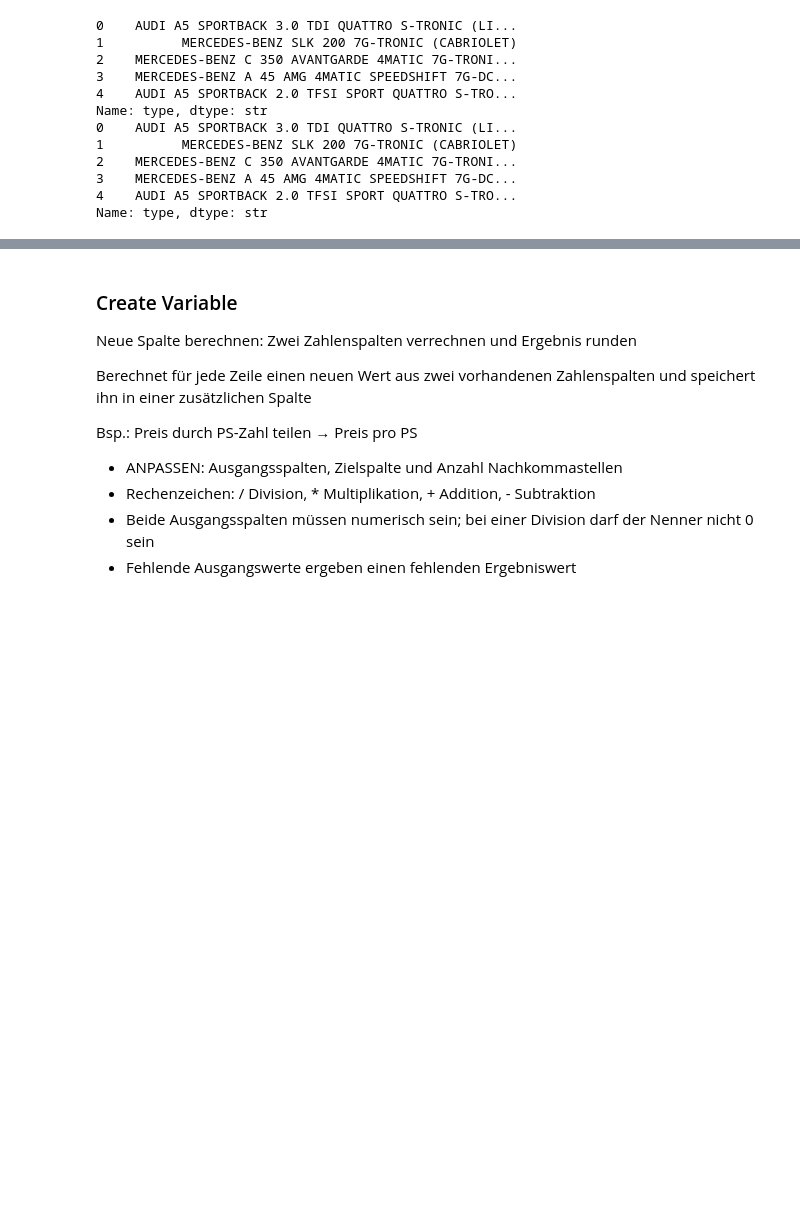
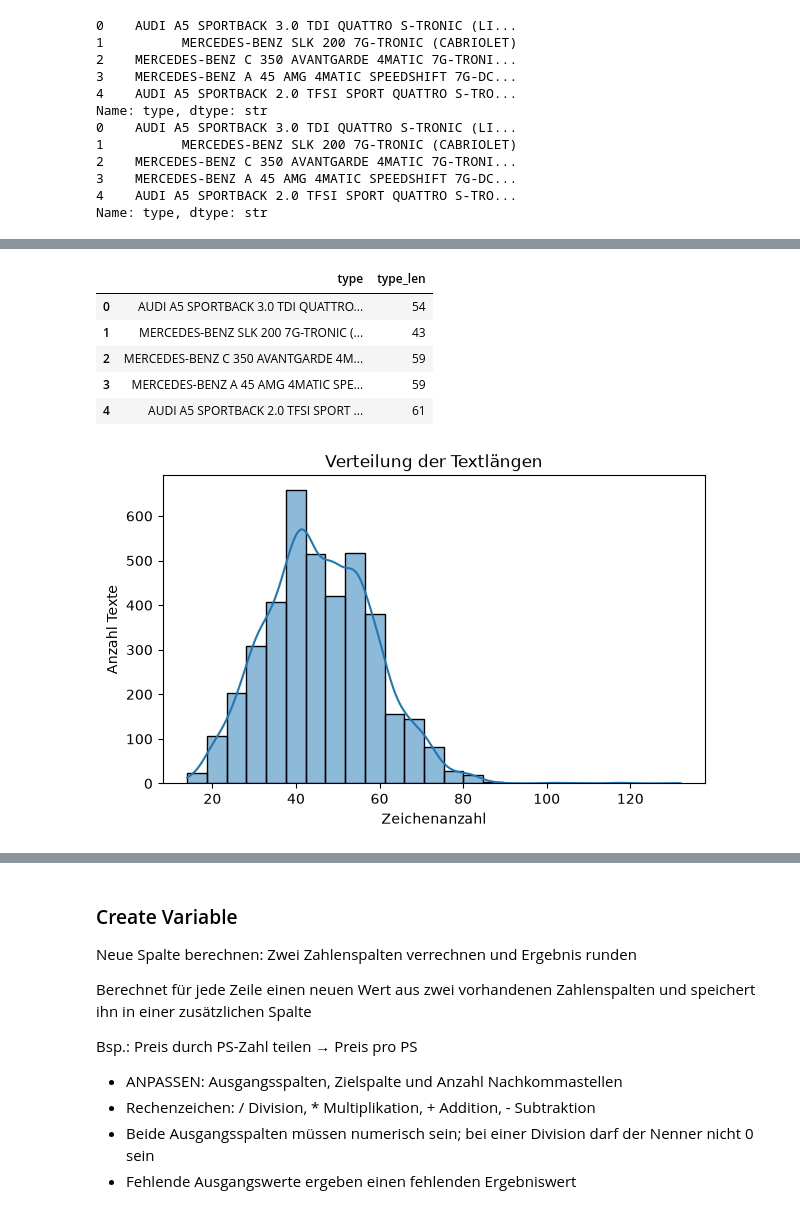
Before and after one commit to pyrat12/DS_HS2026_LNW, a Jupyter notebook: DS_HS2026_LNW_I_Examples/AP02/AP02 V4 Data Preparation/AP02 V4 DP Spick.ipynb, the cells around one changed output, grey strips where cells are left out. Drawn from its saved outputs; the diff is of its cells as text; code cells hidden in the pictures; blank space fills up the shorter version.

```diff
--- a/DS_HS2026_LNW_I_Examples/AP02/AP02 V4 Data Preparation/AP02 V4 DP Spick.ipynb
+++ b/DS_HS2026_LNW_I_Examples/AP02/AP02 V4 Data Preparation/AP02 V4 DP Spick.ipynb
@@ -1044,24 +1100,35 @@ Das Histogramm zeigt auf der x-Achse die Textlänge und auf der y-Achse die Anza
 - .str.len() lässt fehlende Texte fehlend; Histogramme berücksichtigen diese fehlenden Werte nicht
 # %%
 #Eine Spalte:
-import matplotlib.pyplot as plt                                 #Diagrammfunktionen laden
-import seaborn as sns                                           #Statistische Diagrammfunktionen laden
+import matplotlib.pyplot as plt                                                 #Diagrammfunktionen laden
+import seaborn as sns                                                           #Statistische Diagrammfunktionen laden
 
-df_autoscout['type_len'] = df_autoscout['type'].apply(len)      #Zeichenanzahl in einer neuen Spalte speichern
-                                                                #apply(len): len() auf jeden Text anwenden
-display(df_autoscout[['type', 'type_len']].head())              #Ausgangstext und Länge für die ersten fünf Zeilen anzeigen
+#.apply(len) wendet len() auf jeden einzelnen Wert der Spalte an und zählt dessen Zeichen, inkl. Leerzeichen und Satzzeichen
+#bspw. "AUDI" → 4 "AUDI A5" → 7 "" → 0 Die Ergebnisse werden in type_len gespeichert
+#Bei fehlenden Texten kann .apply(len) einen Fehler auslösen; .str.len() lässt diese Werte stattdessen fehlend
+df_dpspick_autoscout['type_len'] = df_dpspick_autoscout['type'].apply(len)      #Zeichenanzahl in einer neuen Spalte speichern
+                                                                                #apply(len): len() auf jeden Text anwenden
+display(df_dpspick_autoscout[['type', 'type_len']].head())                      #Ausgangstext und Länge für die ersten fünf Zeilen anzeigen
 
-plt.figure(figsize=(7, 4))                                      #Neue Abbildung mit 7 × 4 Zoll erstellen
-sns.histplot(df_autoscout['type_len'], bins=25, kde=True)       #Histogramm mit 25 Intervallen zeichnen
-                                                                #kde=True: geglättete Verteilungskurve ergänzen
-plt.title('Verteilung der Textlängen')                          #Diagrammtitel setzen
-plt.xlabel('Zeichenanzahl')                                     #x-Achse beschriften
-plt.ylabel('Anzahl Texte')                                      #y-Achse beschriften
-plt.show()                                                      #Diagramm anzeigen
+plt.figure(figsize=(7, 4))                                                      #Neue Abbildung mit 7 × 4 Zoll erstellen
+sns.histplot(df_dpspick_autoscout['type_len'], bins=25, kde=True)               #Histogramm mit 25 Intervallen zeichnen
+                                                                                #kde=True: geglättete Verteilungskurve ergänzen
+plt.title('Verteilung der Textlängen')                                          #Diagrammtitel setzen
+plt.xlabel('Zeichenanzahl')                                                     #x-Achse beschriften
+plt.ylabel('Anzahl Texte')                                                      #y-Achse beschriften
+plt.show()                                                                      #Diagramm anzeigen
 
 #ANPASSEN: df_autoscout überall an deinen Tabellennamen
 #ANPASSEN: type an die vorhandene Textspalte; type_len an die neue Längenspalte
 #OPTIONAL: bins, figsize und Beschriftungen ändern; kde=False für keine Kurve
 #BEI FEHLENDEN TEXTEN: .str.len() statt .apply(len) verwenden
+# %% [output]
+|  | type | type_len |
+| 0 | AUDI A5 SPORTBACK 3.0 TDI QUATTRO... | 54 |
+| 1 | MERCEDES-BENZ SLK 200 7G-TRONIC (... | 43 |
+| 2 | MERCEDES-BENZ C 350 AVANTGARDE 4M... | 59 |
+| 3 | MERCEDES-BENZ A 45 AMG 4MATIC SPE... | 59 |
+| 4 | AUDI A5 SPORTBACK 2.0 TFSI SPORT ... | 61 |
+[figure, added]
 # %%
 #Mehrere Spalten
```
Also changed, not shown: parts of 13 cells of this notebook, 2 other files.
